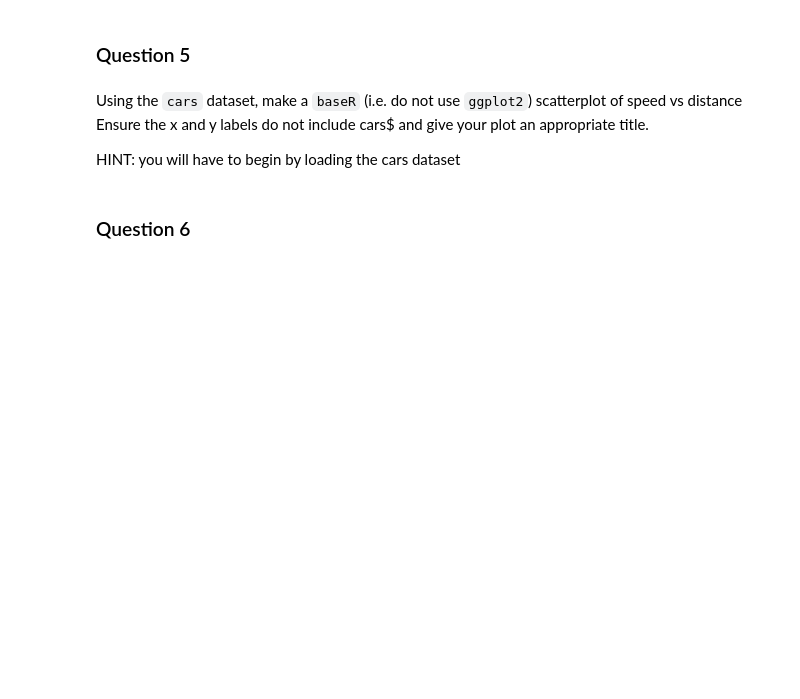
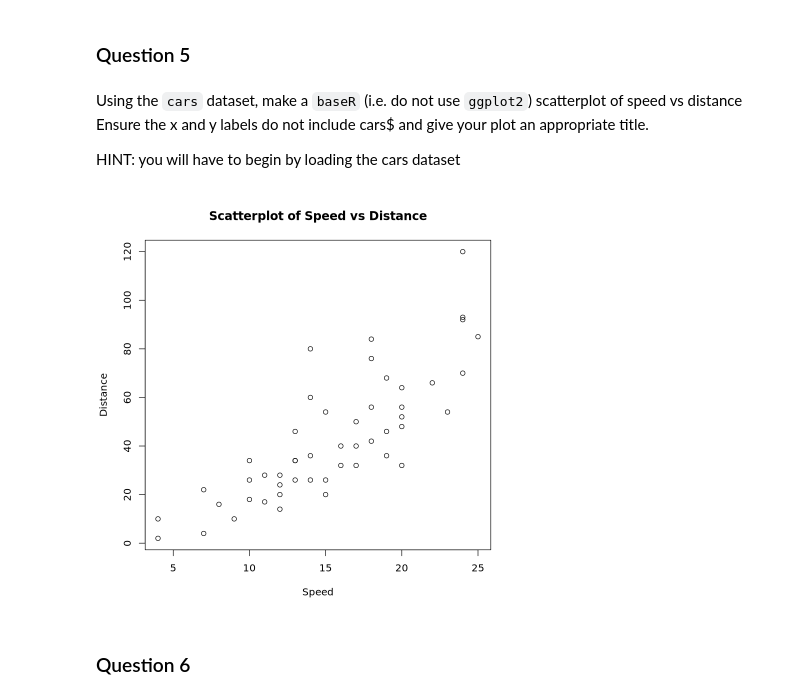
Before and after one commit to lpxis2/COURSEWORK_LIFE4138_2526, a Jupyter notebook: Coursework/R/R_Coursework_Questions.ipynb, the cells around one changed output. Drawn from its saved outputs; the diff is of its cells as text; code cells hidden in the pictures; blank space fills up the shorter version.

```diff
--- a/Coursework/R/R_Coursework_Questions.ipynb
+++ b/Coursework/R/R_Coursework_Questions.ipynb
@@ -46,6 +161,17 @@ Show how you would replace the fish and octopus in this dataset with two other a
 Using the `cars` dataset, make a `baseR` (i.e. do not use `ggplot2`) scatterplot of speed vs distance Ensure the x and y labels do not include cars$ and give your plot an appropriate title.
 
 HINT: you will have to begin by loading the cars dataset
+# %%
+# loading the dataset
+data(cars)
+
+# making the scatterplot of speed vs distance. using xlab and ylab to make labels
+plot(cars$speed, cars$dist,
+     xlab = "Speed",
+     ylab = "Distance",
+     main = "Scatterplot of Speed vs Distance")
+# %% [output]
+[figure, added]
 # %% [markdown]
 ### Question 6
 # %% [markdown]
```
Also changed, not shown: parts of 12 cells of this notebook, 1 other file.
